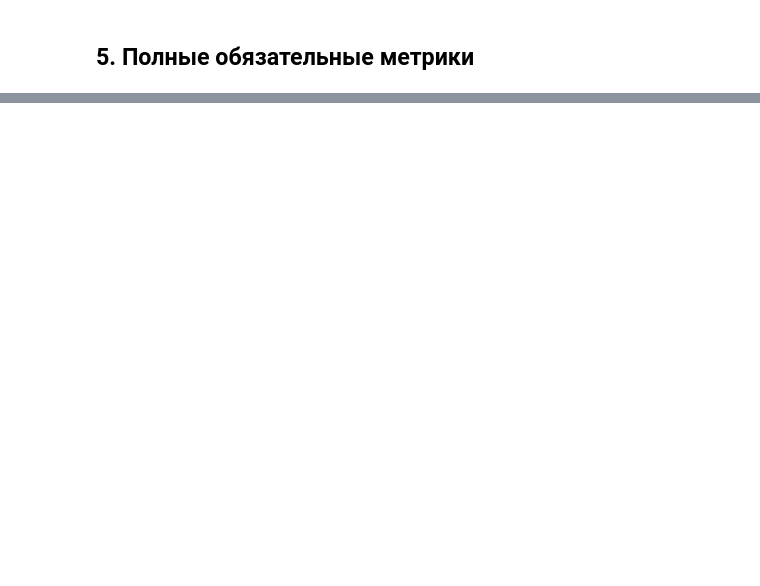
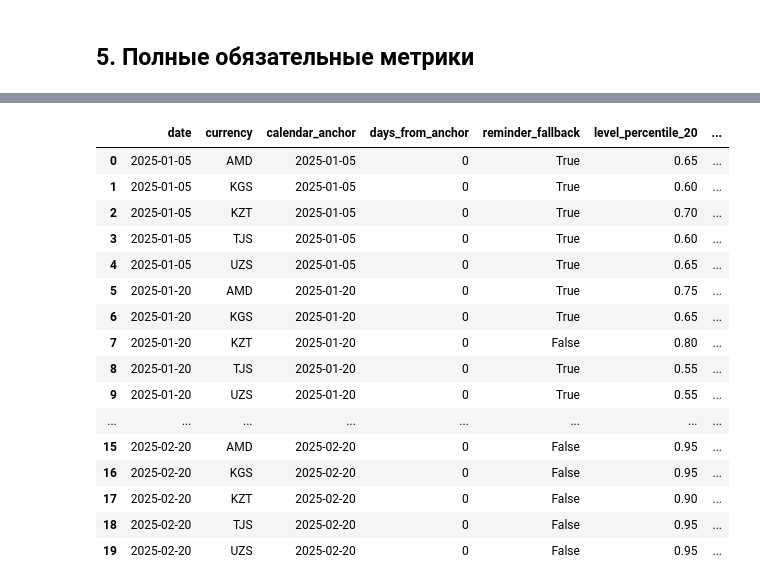
Before and after one commit to S-Melmoth/alpha_remit_signal, a Jupyter notebook: notebooks/ml_signals_backtest.ipynb, the cells around one changed output, grey strips where cells are left out. Drawn from its saved outputs; the diff is of its cells as text; code cells hidden in the pictures; blank space fills up the shorter version.

```diff
--- a/notebooks/ml_signals_backtest.ipynb
+++ b/notebooks/ml_signals_backtest.ipynb
@@ -161,0 +318,8 @@ display(rolling[columns].round(3))
+# %%
+reminder_distribution = pd.read_csv(RESULT_DIR/'reminder_distribution.csv')
+reminder_coverage = pd.read_csv(RESULT_DIR/'reminder_coverage.csv')
+reminders = pd.read_csv(RESULT_DIR/'calendar_reminders.csv', parse_dates=['date','calendar_anchor'])
+combined = pd.read_csv(RESULT_DIR/'ml_plus_reminders.csv.gz', parse_dates=['date','calendar_anchor'])
+communication_metrics = pd.read_csv(RESULT_DIR/'communication_ml_by_horizon.csv')
+communication_summary = pd.read_csv(RESULT_DIR/'communication_summary_by_horizon.csv')
+display(reminder_coverage.round(3))
@@ -161,0 +437,24 @@ display(rolling[columns].round(3))
+# %%
+examples=reminders[[
+    'date','currency','calendar_anchor','days_from_anchor','reminder_fallback',
+    'level_percentile_20','message_fact',
+]].sort_values(['date','currency']).head(20)
+display(examples)
+# %% [output]
+|  | date | currency | calendar_anchor | days_from_anchor | reminder_fallback | level_percentile_20 | ... |
+| 0 | 2025-01-05 | AMD | 2025-01-05 | 0 | True | 0.65 | ... |
+| 1 | 2025-01-05 | KGS | 2025-01-05 | 0 | True | 0.60 | ... |
+| 2 | 2025-01-05 | KZT | 2025-01-05 | 0 | True | 0.70 | ... |
+| 3 | 2025-01-05 | TJS | 2025-01-05 | 0 | True | 0.60 | ... |
+| 4 | 2025-01-05 | UZS | 2025-01-05 | 0 | True | 0.65 | ... |
+| 5 | 2025-01-20 | AMD | 2025-01-20 | 0 | True | 0.75 | ... |
+| 6 | 2025-01-20 | KGS | 2025-01-20 | 0 | True | 0.65 | ... |
+| 7 | 2025-01-20 | KZT | 2025-01-20 | 0 | False | 0.80 | ... |
+| 8 | 2025-01-20 | TJS | 2025-01-20 | 0 | True | 0.55 | ... |
+| 9 | 2025-01-20 | UZS | 2025-01-20 | 0 | True | 0.55 | ... |
+| ... | ... | ... | ... | ... | ... | ... | ... |
+| 15 | 2025-02-20 | AMD | 2025-02-20 | 0 | False | 0.95 | ... |
+| 16 | 2025-02-20 | KGS | 2025-02-20 | 0 | False | 0.95 | ... |
+| 17 | 2025-02-20 | KZT | 2025-02-20 | 0 | False | 0.90 | ... |
+| 18 | 2025-02-20 | TJS | 2025-02-20 | 0 | False | 0.95 | ... |
+| 19 | 2025-02-20 | UZS | 2025-02-20 | 0 | False | 0.95 | ... |
```
Also changed, not shown: parts of 19 cells of this notebook, 39 other files.
